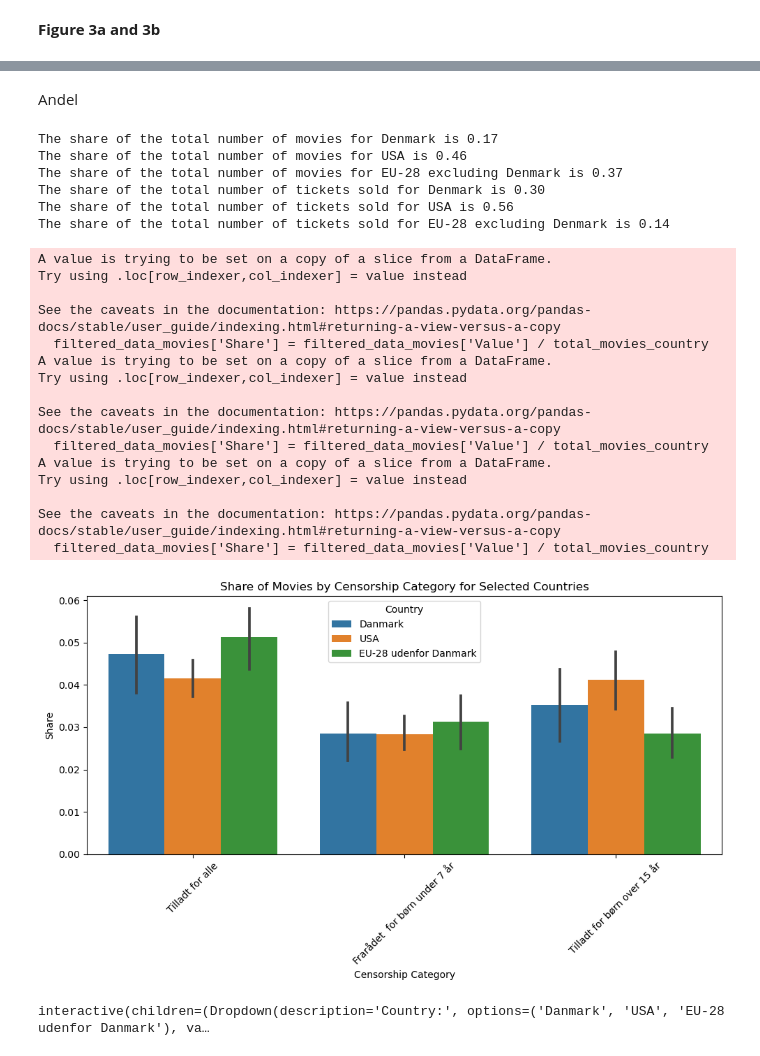
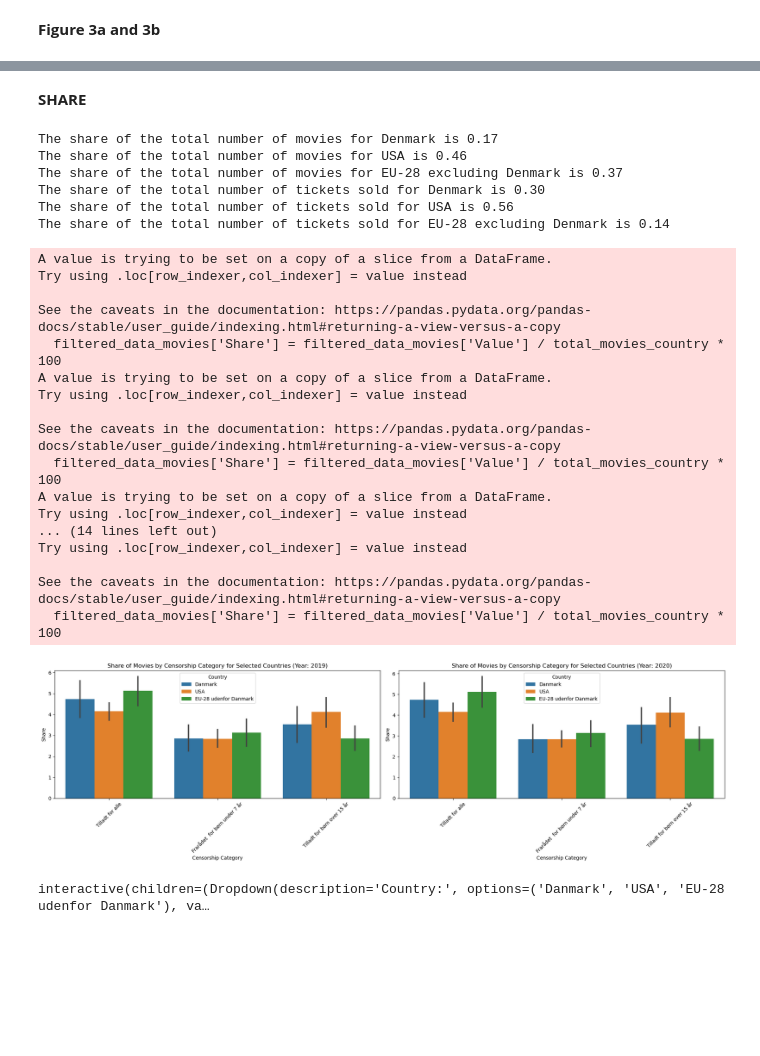
Before and after one commit to NumEconCopenhagen/projects-2024-anna-signe-og-klara, a Jupyter notebook: dataproject/dataproject.ipynb, the cells around one changed output, grey strips where cells are left out. Saved outputs shown, nothing was run; the diff lists cells and outputs as text; code cells hidden in the pictures; blank space fills up the shorter version.

```diff
--- a/dataproject/dataproject.ipynb
+++ b/dataproject/dataproject.ipynb
@@ -365,5 +364,5 @@ From figur 3a and 3b we see that the sale of tickets in the US decreases in tota
-# %% [markdown]
-Andel
+# %% [markdown]
+**SHARE**
 # %%
 
 #Calculate the share of the total number of movies for each country
@@ -405,62 +404,64 @@ The share of the total number of tickets sold for EU-28 excluding Denmark is 0.1
 # %%
 # Fistly we define a list of selected countries
 selected_countries = ['Danmark', 'USA', 'EU-28 udenfor Danmark']
 
-# Then we iterate over selected countries, creating a share in terms of censorship categories for each country
-for country in selected_countries:
-    # Filter the data for the current country and type
-    filtered_data_movies = filtered_bio_cencorship[(filtered_bio_cencorship['Country'] == country) & (filtered_bio_cencorship['Type'] == 'Film (antal)')]
-# Create a single plot
-fig, ax = plt.subplots(figsize=(10, 6))
+# Create a figure with two subplots side by side
+fig, axes = plt.subplots(1, 2, figsize=(20, 6))
 
-# Fistly we define a list of selected countries
-selected_countries = ['Danmark', 'USA', 'EU-28 udenfor Danmark']
-
-# Create an empty list to store the filtered dataframes for each country
+# List to store the filtered dataframes for each country and year
 filtered_data_per_country = []
 
 # Iterate over selected countries
-for country in selected_countries:
-    # Filter the data for the current country and type
-    filtered_data_movies = filtered_bio_cencorship[(filtered_bio_cencorship['Country'] == country) & (filtered_bio_cencorship['Type'] == 'Film (antal)')]
+for i, year in enumerate(['2019', '2020']):
+    filtered_data_per_country.clear()  # Clear the list before processing each year
 
-    # Calculate the total number of movies for the current country
-    total_movies_country = filtered_data_movies['Value'].sum()
+    # Iterate over selected countries
+    for country in selected_countries:
+        # Filter the data for the current country, type, and year
+        filtered_data_movies = filtered_bio_cencorship[(filtered_bio_cencorship['Country'] == country) &
+                                                        (filtered_bio_cencorship['Type'] == 'Film (antal)')]
 
-    # Calculate the share of movies for each censorship category
-    filtered_data_movies['Share'] = filtered_data_movies['Value'] / total_movies_country
+        # Calculate the total number of movies for the current country and year
+        total_movies_country = filtered_data_movies['Value'].sum()
 
-    # Append the filtered dataframe to the list
-    filtered_data_per_country.append(filtered_data_movies)
+        # Calculate the share of movies for each censorship category
+        filtered_data_movies['Share'] = filtered_data_movies['Value'] / total_movies_country * 100
 
-# Concatenate the filtered dataframes for all countries
-filtered_data_all_countries = pd.concat(filtered_data_per_country)
+        # Append the filtered dataframe to the list
+        filtered_data_per_country.append(filtered_data_movies)
 
-# Create the plot
-sns.barplot(data=filtered_data_all_countries, x='Censorship', y='Share', hue='Country', ax=ax)
-ax.set_title('Share of Movies by Censorship Category for Selected Countries')
-ax.set_xlabel('Censorship Category')
-ax.set_ylabel('Share')
-plt.xticks(rotation=45)
+    # Concatenate the filtered dataframes for all countries
+    filtered_data_all_countries = pd.concat(filtered_data_per_country)
+
+    # Create the plot for the current year
+    sns.barplot(data=filtered_data_all_countries, x='Censorship', y='Share', hue='Country', ax=axes[i])
+    axes[i].set_title(f'Share of Movies by Censorship Category for Selected Countries (Year: {year})')
+    axes[i].set_xlabel('Censorship Category')
+    axes[i].set_ylabel('Share')
+    axes[i].tick_params(axis='x', rotation=45)
+
+# Adjust layout and display the plot
 plt.tight_layout()
 plt.show()
 # %% [output]
 A value is trying to be set on a copy of a slice from a DataFrame.
 Try using .loc[row_indexer,col_indexer] = value instead
 
 See the caveats in the documentation: https://pandas.pydata.org/pandas-docs/stable/user_guide/indexing.html#returning-a-view-versus-a-copy
-  filtered_data_movies['Share'] = filtered_data_movies['Value'] / total_movies_country
+  filtered_data_movies['Share'] = filtered_data_movies['Value'] / total_movies_country * 100
 A value is trying to be set on a copy of a slice from a DataFrame.
 Try using .loc[row_indexer,col_indexer] = value instead
 
 See the caveats in the documentation: https://pandas.pydata.org/pandas-docs/stable/user_guide/indexing.html#returning-a-view-versus-a-copy
-  filtered_data_movies['Share'] = filtered_data_movies['Value'] / total_movies_country
+  filtered_data_movies['Share'] = filtered_data_movies['Value'] / total_movies_country * 100
 A value is trying to be set on a copy of a slice from a DataFrame.
+Try using .loc[row_indexer,col_indexer] = value instead
+... (14 lines left out)
 Try using .loc[row_indexer,col_indexer] = value instead
 
 See the caveats in the documentation: https://pandas.pydata.org/pandas-docs/stable/user_guide/indexing.html#returning-a-view-versus-a-copy
-  filtered_data_movies['Share'] = filtered_data_movies['Value'] / total_movies_country
+  filtered_data_movies['Share'] = filtered_data_movies['Value'] / total_movies_country * 100
-[figure, old version]
+[figure, new version]
 # %%
 #Make an interactive plot for the number of movies sold by country
 def plot_number_of_movies(country):
```
Also changed, not shown: parts of 4 cells of this notebook.
